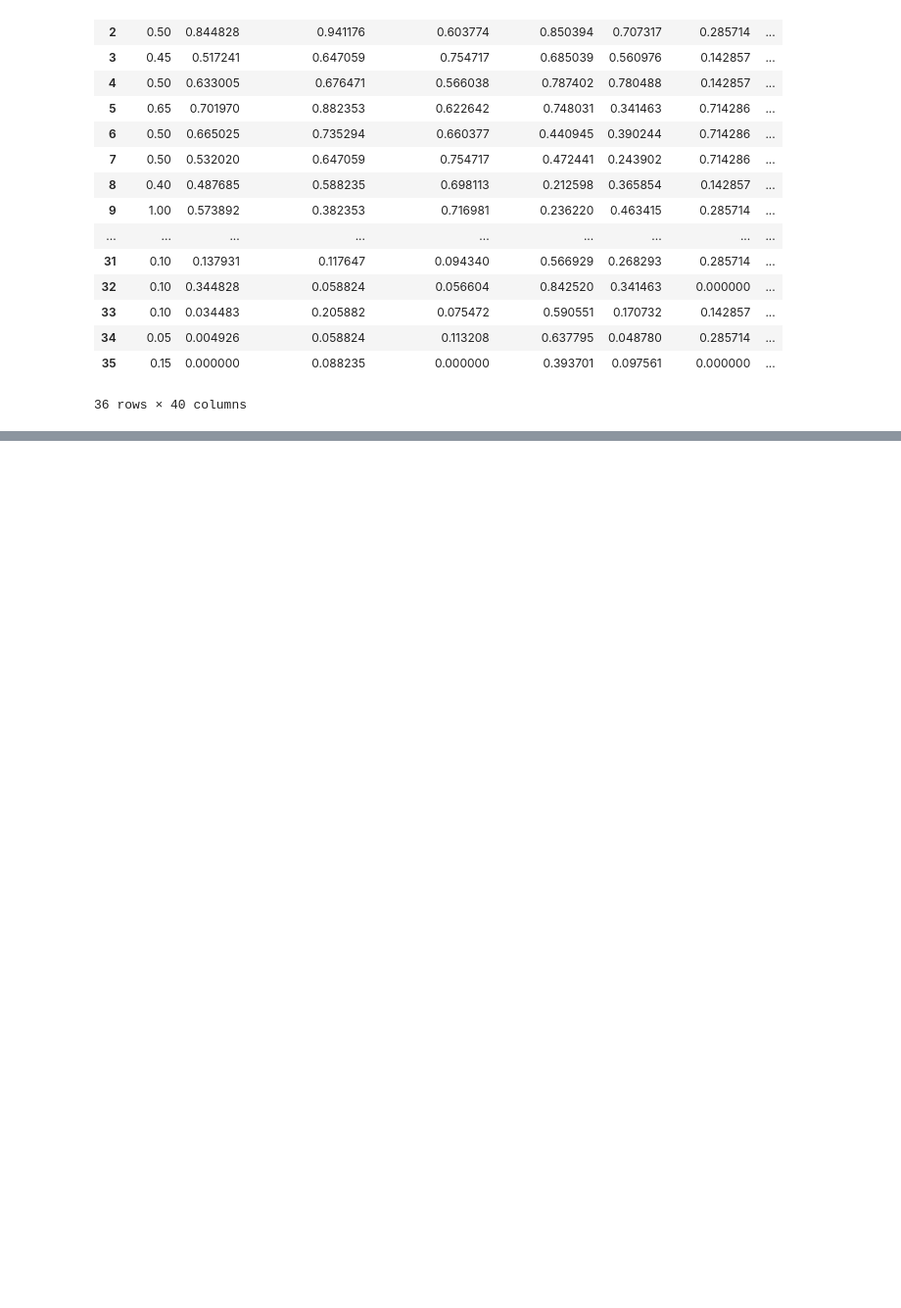
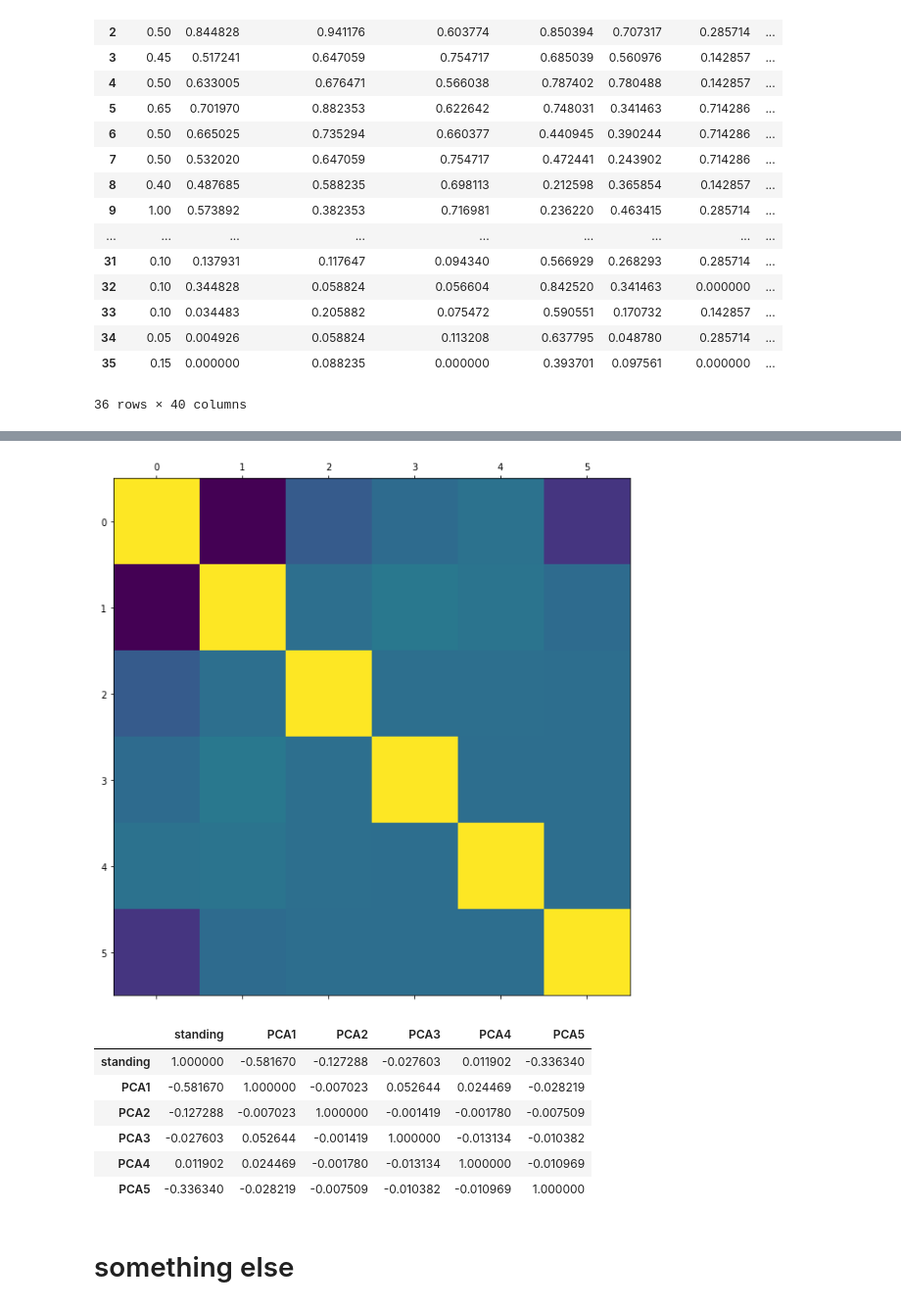
Before and after one commit to NikolaosTM/UCL2025, a Jupyter notebook: LeaguePhase/workbook.ipynb, the cells around one changed output, grey strips where cells are left out. Shown at 98% size. Saved outputs shown, nothing was run; the diff lists cells and outputs as text; code cells hidden in the pictures; blank space fills up the shorter version.

```diff
--- a/LeaguePhase/workbook.ipynb
+++ b/LeaguePhase/workbook.ipynb
@@ -497,0 +449,17 @@ master_df[['Team','standing']].join(pca_df).sort_values('standing')
+# %%
+plt.figure(figsize=(10,10))
+pca_corr = pca_df.corr()
+plt.matshow(pca_corr,fignum=1)
+plt.show()
+pca_corr
+# %% [output]
+[figure, added]
+|  | standing | PCA1 | PCA2 | PCA3 | PCA4 | PCA5 |
+| standing | 1.000000 | -0.581670 | -0.127288 | -0.027603 | 0.011902 | -0.336340 |
+| PCA1 | -0.581670 | 1.000000 | -0.007023 | 0.052644 | 0.024469 | -0.028219 |
+| PCA2 | -0.127288 | -0.007023 | 1.000000 | -0.001419 | -0.001780 | -0.007509 |
+| PCA3 | -0.027603 | 0.052644 | -0.001419 | 1.000000 | -0.013134 | -0.010382 |
+| PCA4 | 0.011902 | 0.024469 | -0.001780 | -0.013134 | 1.000000 | -0.010969 |
+| PCA5 | -0.336340 | -0.028219 | -0.007509 | -0.010382 | -0.010969 | 1.000000 |
+# %% [markdown]
+# something else
```
Also changed, not shown: parts of 5 cells of this notebook.
